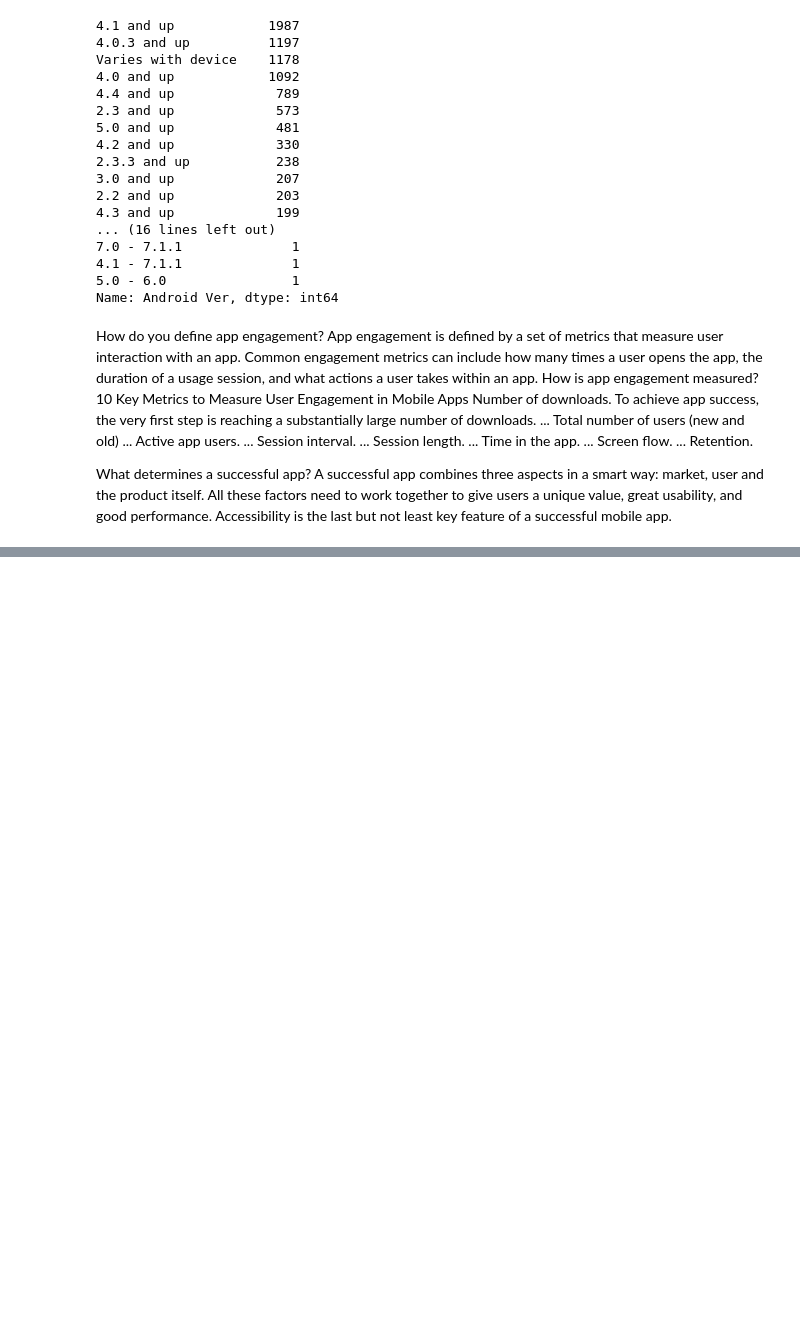
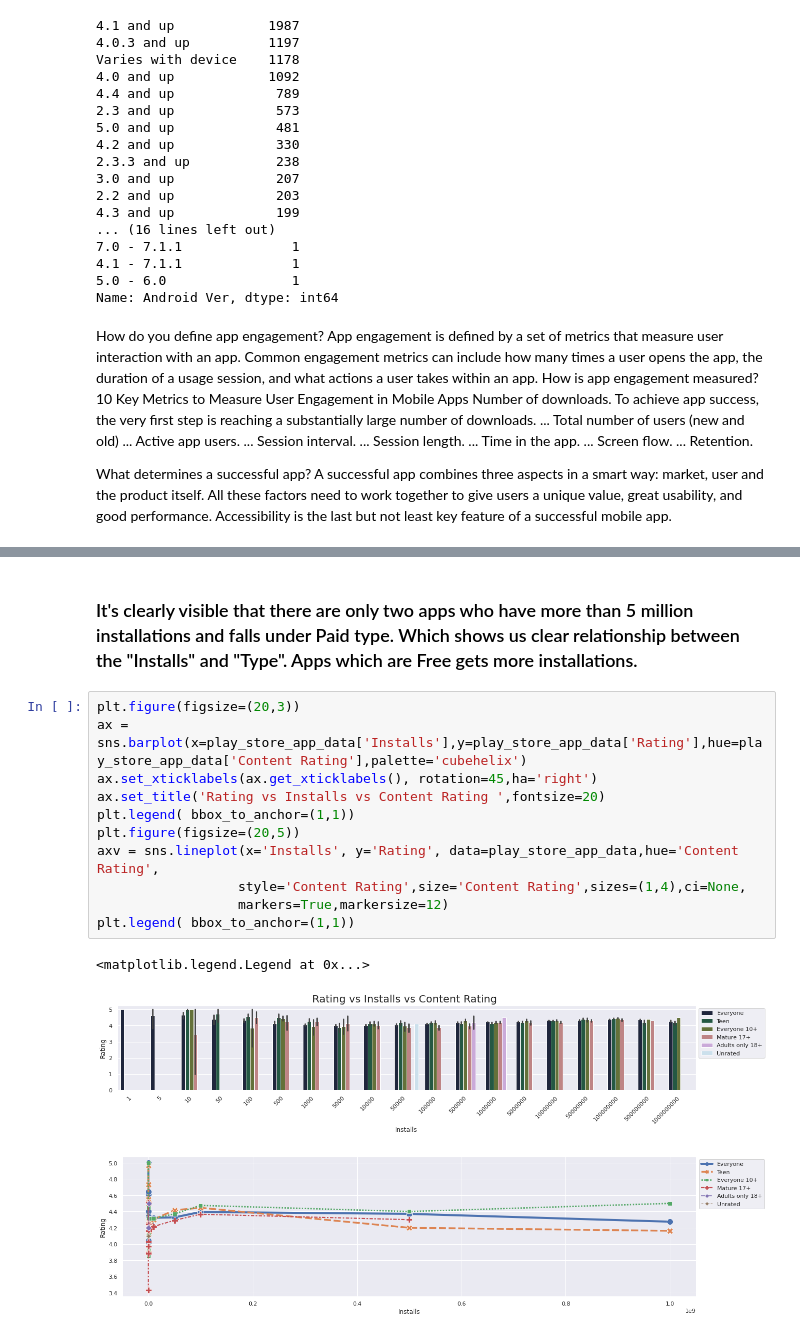
Before and after one commit to priyankashinde-DS/Play_Store_App, a Jupyter notebook: Play_Store_App_Review_Cpastone_Project.ipynb, the cells around one changed output, grey strips where cells are left out. Saved outputs shown, nothing was run; the diff lists cells and outputs as text; blank space fills up the shorter version.

```diff
--- a/Play_Store_App_Review_Cpastone_Project.ipynb
+++ b/Play_Store_App_Review_Cpastone_Project.ipynb
@@ -592,0 +625,17 @@ A successful app combines three aspects in a smart way: market, user and the pro
+# %% [markdown]
+### It's clearly visible that there are only two apps who have  more than 5 million installations and falls under Paid type. Which shows us clear relationship between the "Installs" and "Type". Apps which are Free gets more installations.
+# %%
+plt.figure(figsize=(20,3))
+ax = sns.barplot(x=play_store_app_data['Installs'],y=play_store_app_data['Rating'],hue=play_store_app_data['Content Rating'],palette='cubehelix')
+ax.set_xticklabels(ax.get_xticklabels(), rotation=45,ha='right')
+ax.set_title('Rating vs Installs vs Content Rating ',fontsize=20)
+plt.legend( bbox_to_anchor=(1,1))
+plt.figure(figsize=(20,5))
+axv = sns.lineplot(x='Installs', y='Rating', data=play_store_app_data,hue='Content Rating',
+                  style='Content Rating',size='Content Rating',sizes=(1,4),ci=None,
+                  markers=True,markersize=12)
+plt.legend( bbox_to_anchor=(1,1))
+# %% [output]
+<matplotlib.legend.Legend at 0x...>
+[figure, added]
+[figure, added]
```
Also changed, not shown: parts of 13 cells of this notebook.
